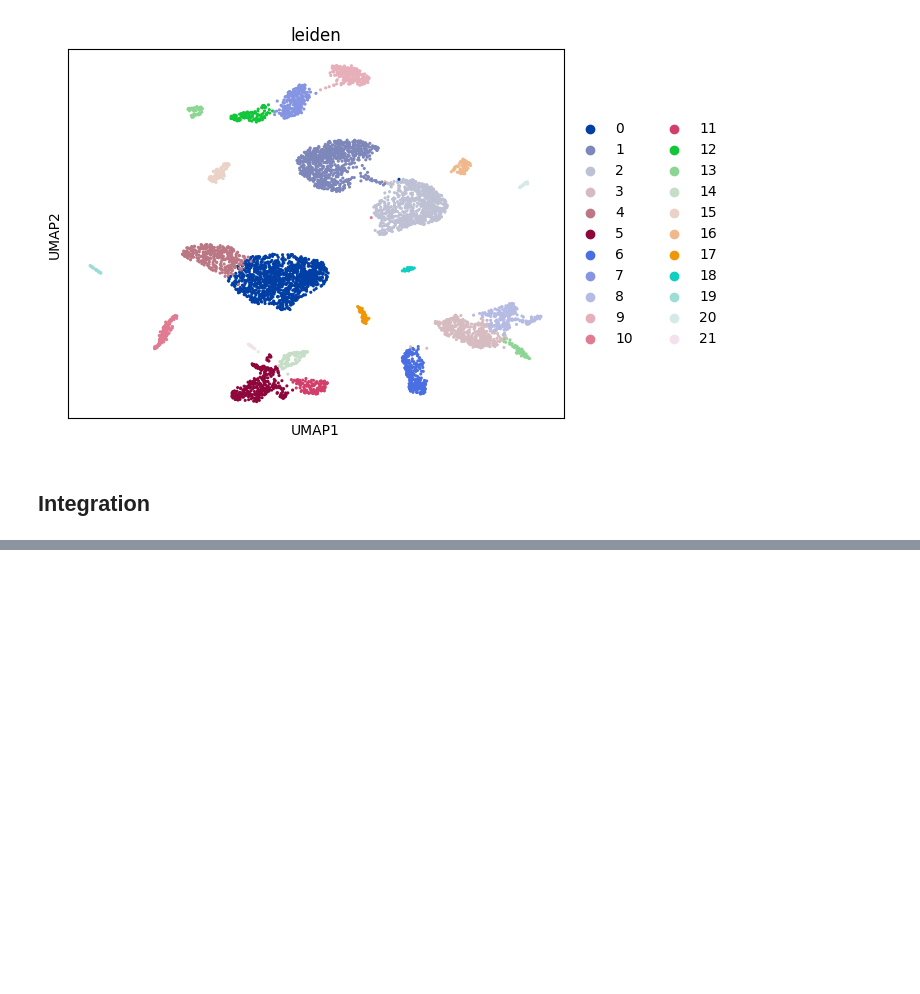
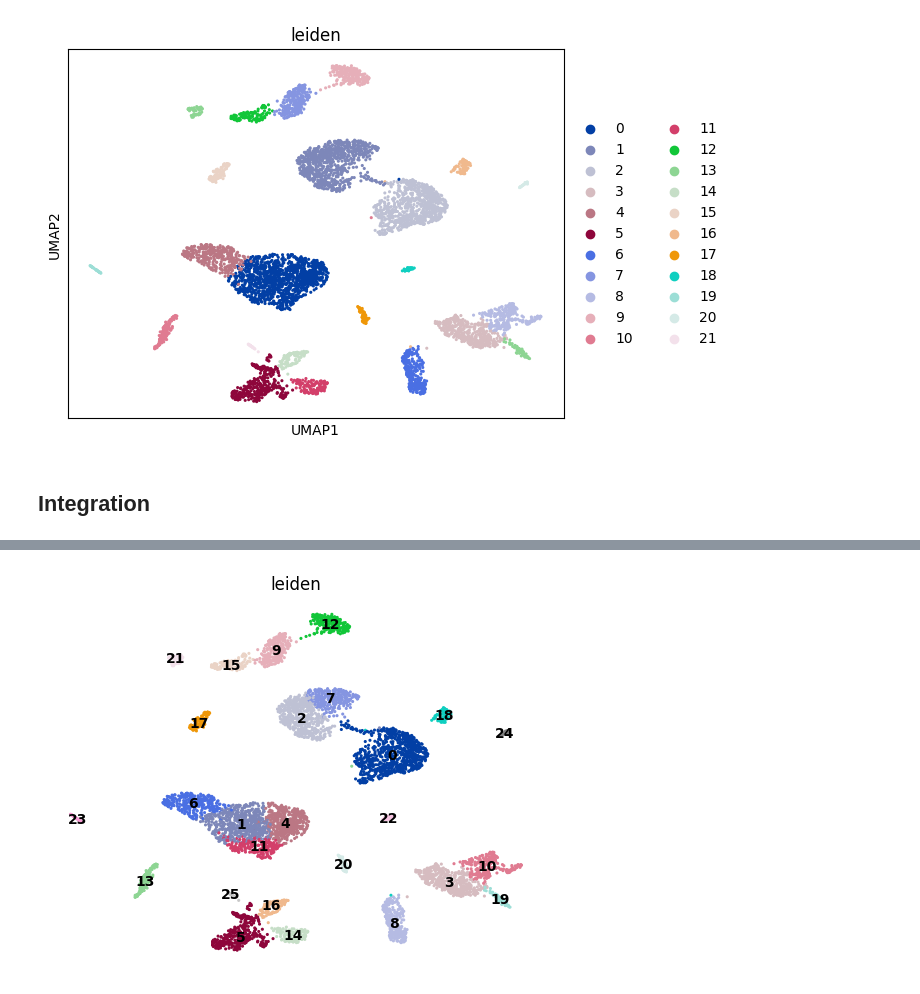
Before and after one commit to twstack/Analysis-Of-Single-Cell-Lung-Atlas-Of-Lethal-COVID-19, a Jupyter notebook: single_cell_analysis.ipynb, the cells around one changed output, grey strips where cells are left out. Drawn from its saved outputs; the diff is of its cells as text; code cells hidden in the pictures; blank space fills up the shorter version.

```diff
--- a/single_cell_analysis.ipynb
+++ b/single_cell_analysis.ipynb
@@ -311,0 +350,4 @@ sc.pl.umap(adata, color=['leiden'])
+# %%
+sc.pl.umap(adata, color = ['leiden'], frameon = False, legend_loc = "on data")
+# %% [output]
+[figure, added]
```
Also changed, not shown: parts of 26 cells of this notebook.
